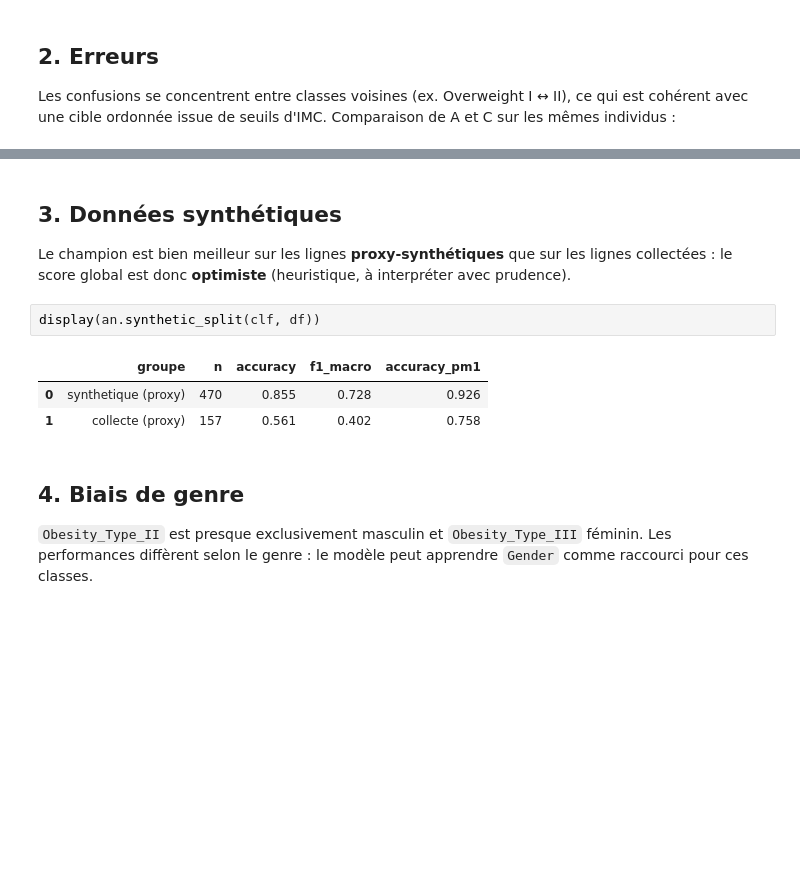
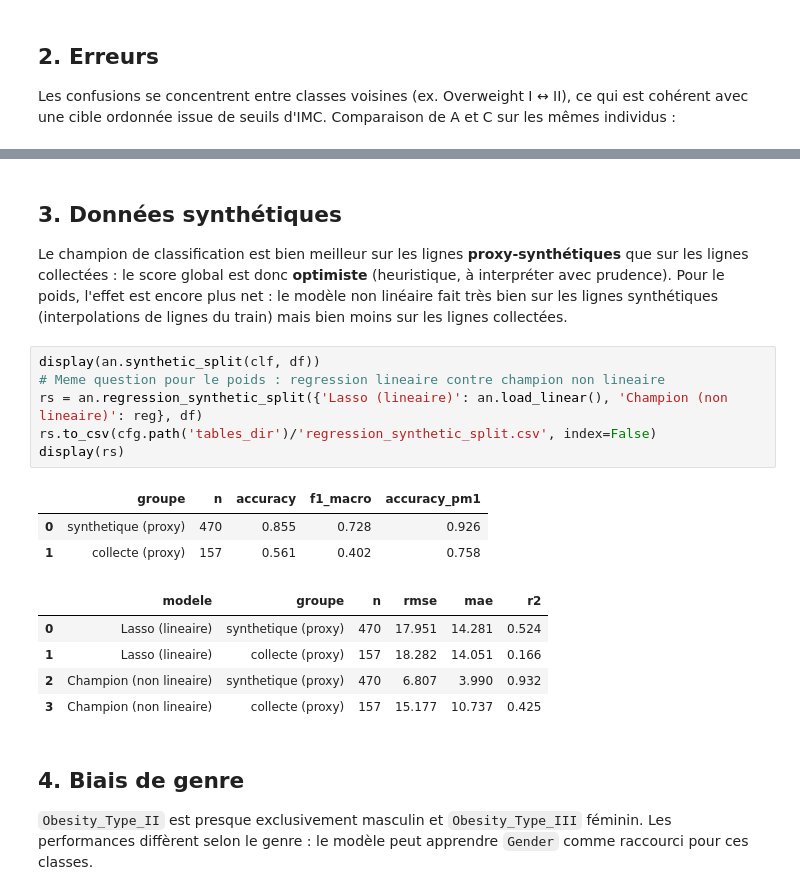
Before and after one commit to salmahanabal/obesity-levels, a Jupyter notebook: notebooks/04_critical_analysis.ipynb, the cells around one changed output, grey strips where cells are left out. Cells and saved outputs as stored; diff of their text form; blank space fills up the shorter version.

Commit message:
Poids : modeles non lineaires (RF, GB, SVR, MLP), champion RandomForest ; pipeline C, interface, README et rapport mis a jour

```diff
--- a/notebooks/04_critical_analysis.ipynb
+++ b/notebooks/04_critical_analysis.ipynb
@@ -50,12 +50,21 @@ display(an.errors_a_vs_c())
 # %% [markdown]
 ## 3. Données synthétiques
-Le champion est bien meilleur sur les lignes **proxy-synthétiques** que sur les lignes collectées : le score global est donc **optimiste** (heuristique, à interpréter avec prudence).
+Le champion de classification est bien meilleur sur les lignes **proxy-synthétiques** que sur les lignes collectées : le score global est donc **optimiste** (heuristique, à interpréter avec prudence). Pour le poids, l'effet est encore plus net : le modèle non linéaire fait très bien sur les lignes synthétiques (interpolations de lignes du train) mais bien moins sur les lignes collectées.
 # %%
 display(an.synthetic_split(clf, df))
+# Meme question pour le poids : regression lineaire contre champion non lineaire
+rs = an.regression_synthetic_split({'Lasso (lineaire)': an.load_linear(), 'Champion (non lineaire)': reg}, df)
+rs.to_csv(cfg.path('tables_dir')/'regression_synthetic_split.csv', index=False)
+display(rs)
 # %% [output]
 |  | groupe | n | accuracy | f1_macro | accuracy_pm1 |
 | 0 | synthetique (proxy) | 470 | 0.855 | 0.728 | 0.926 |
 | 1 | collecte (proxy) | 157 | 0.561 | 0.402 | 0.758 |
+|  | modele | groupe | n | rmse | mae | r2 |
+| 0 | Lasso (lineaire) | synthetique (proxy) | 470 | 17.951 | 14.281 | 0.524 |
+| 1 | Lasso (lineaire) | collecte (proxy) | 157 | 18.282 | 14.051 | 0.166 |
+| 2 | Champion (non lineaire) | synthetique (proxy) | 470 | 6.807 | 3.990 | 0.932 |
+| 3 | Champion (non lineaire) | collecte (proxy) | 157 | 15.177 | 10.737 | 0.425 |
 # %% [markdown]
 ## 4. Biais de genre
 `Obesity_Type_II` est presque exclusivement masculin et `Obesity_Type_III` féminin. Les performances diffèrent selon le genre : le modèle peut apprendre `Gender` comme raccourci pour ces classes.
```
Also changed, not shown: parts of 3 cells of this notebook, 17 other files.
